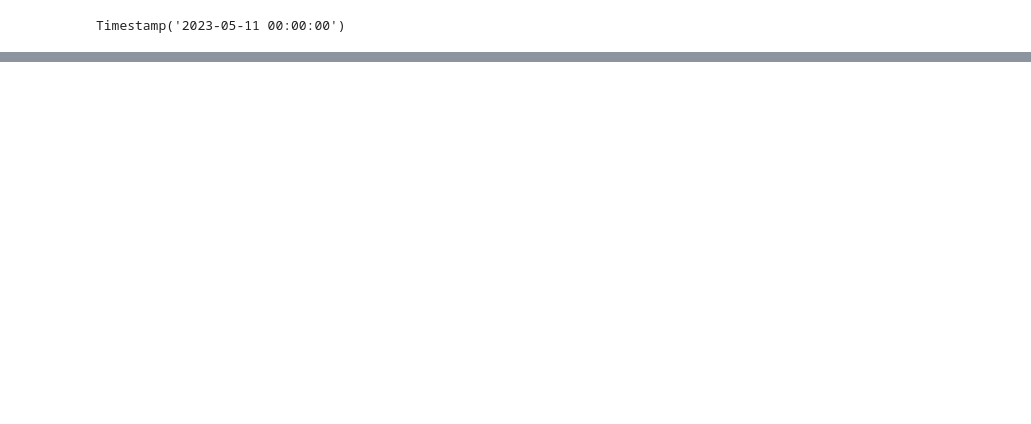
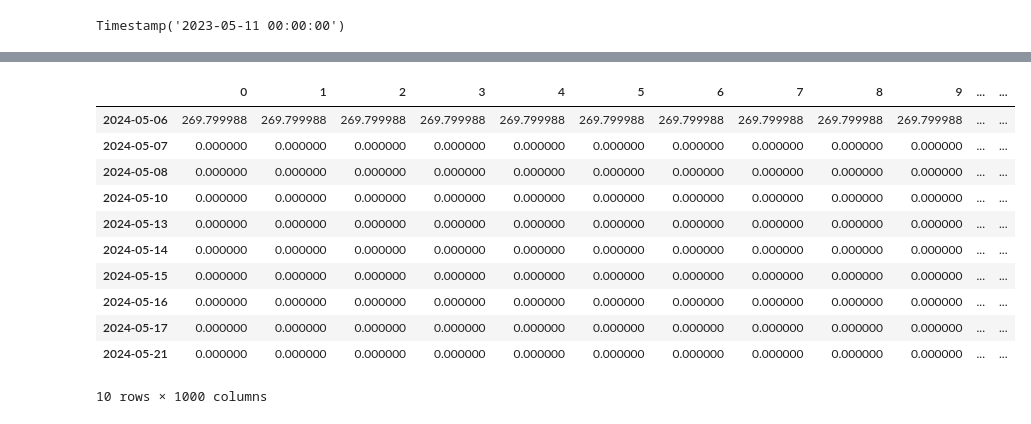
Before and after one commit to weiyuanoh/MH4518, a Jupyter notebook: WY/Model Notebooks/VAR.ipynb, the cells around one changed output, grey strips where cells are left out. Drawn from its saved outputs; the diff is of its cells as text; code cells hidden in the pictures; blank space fills up the shorter version.

```diff
--- a/WY/Model Notebooks/VAR.ipynb
+++ b/WY/Model Notebooks/VAR.ipynb
@@ -224,6 +228,10 @@ def add_h_business_days(date: pd.Timestamp, h:int):
 add_h_business_days(cs.initial_fixing_date, 10)
 # %% [output]
 Timestamp('2023-05-11 00:00:00')
+# %%
+# get the dates for the last 60 days of window for VAR plotting
+date_list = dates.get_list_dates(cs.initial_fixing_date, cs.final_fixing_date)
+var_date_start_date_list = date_list[-60:]
 # %%
 from scipy.stats import t
 from scipy import stats
@@ -346,0 +403,15 @@ lonza_paths, sika_paths, date_list = sim_asset_t_dist(fdos = cs.initial_fixing_d
+# %%
+sika_paths
+# %% [output]
+|  | 0 | 1 | 2 | 3 | 4 | 5 | 6 | 7 | 8 | 9 | ... | ... |
+| 2024-05-06 | 269.799988 | 269.799988 | 269.799988 | 269.799988 | 269.799988 | 269.799988 | 269.799988 | 269.799988 | 269.799988 | 269.799988 | ... | ... |
+| 2024-05-07 | 0.000000 | 0.000000 | 0.000000 | 0.000000 | 0.000000 | 0.000000 | 0.000000 | 0.000000 | 0.000000 | 0.000000 | ... | ... |
+| 2024-05-08 | 0.000000 | 0.000000 | 0.000000 | 0.000000 | 0.000000 | 0.000000 | 0.000000 | 0.000000 | 0.000000 | 0.000000 | ... | ... |
+| 2024-05-10 | 0.000000 | 0.000000 | 0.000000 | 0.000000 | 0.000000 | 0.000000 | 0.000000 | 0.000000 | 0.000000 | 0.000000 | ... | ... |
+| 2024-05-13 | 0.000000 | 0.000000 | 0.000000 | 0.000000 | 0.000000 | 0.000000 | 0.000000 | 0.000000 | 0.000000 | 0.000000 | ... | ... |
+| 2024-05-14 | 0.000000 | 0.000000 | 0.000000 | 0.000000 | 0.000000 | 0.000000 | 0.000000 | 0.000000 | 0.000000 | 0.000000 | ... | ... |
+| 2024-05-15 | 0.000000 | 0.000000 | 0.000000 | 0.000000 | 0.000000 | 0.000000 | 0.000000 | 0.000000 | 0.000000 | 0.000000 | ... | ... |
+| 2024-05-16 | 0.000000 | 0.000000 | 0.000000 | 0.000000 | 0.000000 | 0.000000 | 0.000000 | 0.000000 | 0.000000 | 0.000000 | ... | ... |
+| 2024-05-17 | 0.000000 | 0.000000 | 0.000000 | 0.000000 | 0.000000 | 0.000000 | 0.000000 | 0.000000 | 0.000000 | 0.000000 | ... | ... |
+| 2024-05-21 | 0.000000 | 0.000000 | 0.000000 | 0.000000 | 0.000000 | 0.000000 | 0.000000 | 0.000000 | 0.000000 | 0.000000 | ... | ... |
+10 rows × 1000 columns
```
Also changed, not shown: parts of 12 cells of this notebook.
